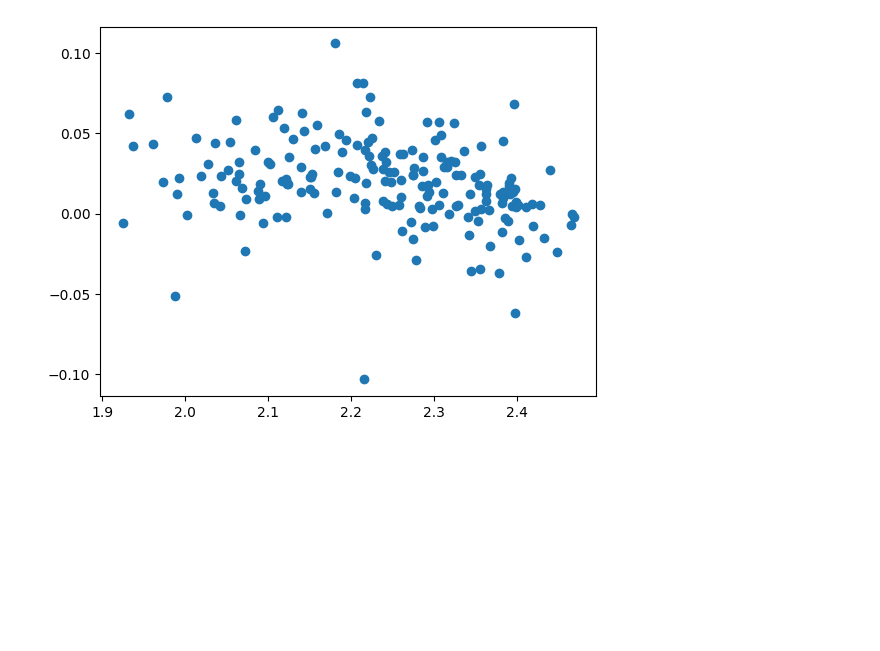
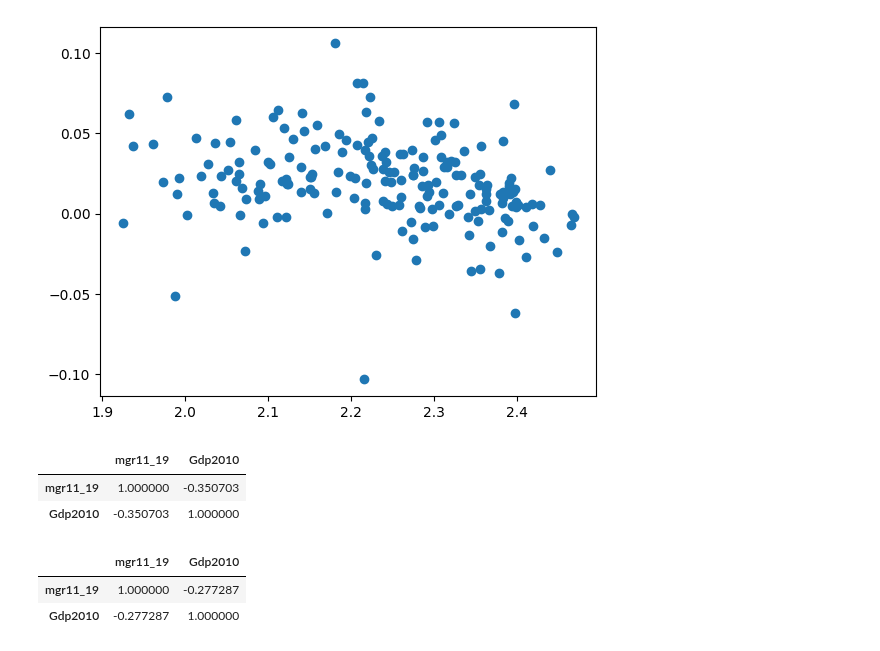
Before and after one commit to it-ces/PUBLIC-AI, a Jupyter notebook: short-labs-pandas/solow_data(ai_page).ipynb, the cells around one changed output. Drawn from its saved outputs; the diff is of its cells as text; code cells hidden in the pictures; blank space fills up the shorter version.

```diff
--- a/short-labs-pandas/solow_data(ai_page).ipynb
+++ b/short-labs-pandas/solow_data(ai_page).ipynb
@@ -210,3 +210,15 @@ plt.scatter(df['Gdp2010'], df['mgr11_19'])
 # %% [output]
 <matplotlib.collections.PathCollection at 0x...>
 [figure]
+# %%
+df.corr(method='spearman')
+# %% [output]
+|  | mgr11_19 | Gdp2010 |
+| mgr11_19 | 1.000000 | -0.350703 |
+| Gdp2010 | -0.350703 | 1.000000 |
+# %%
+df.corr()
+# %% [output]
+|  | mgr11_19 | Gdp2010 |
+| mgr11_19 | 1.000000 | -0.277287 |
+| Gdp2010 | -0.277287 | 1.000000 |
```
